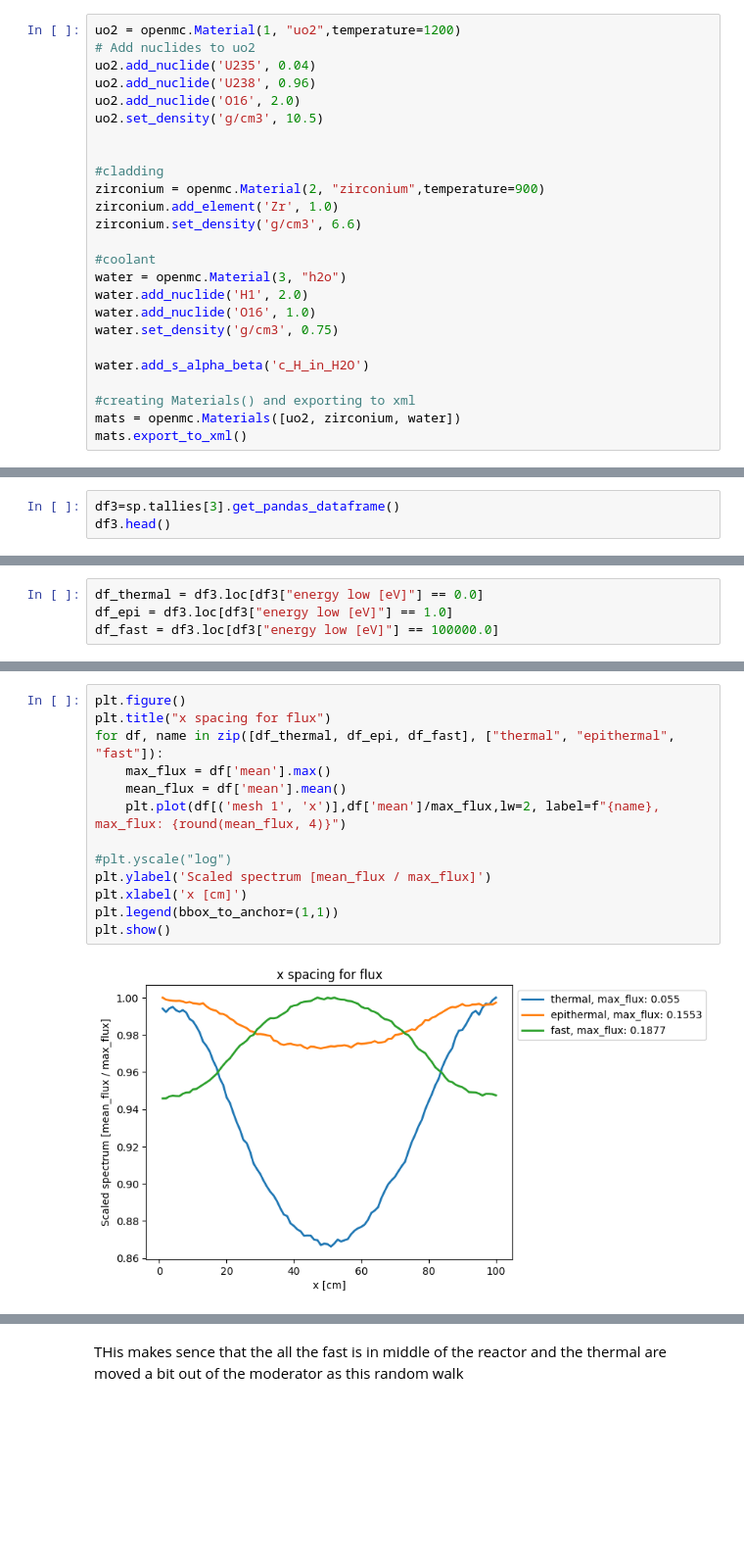
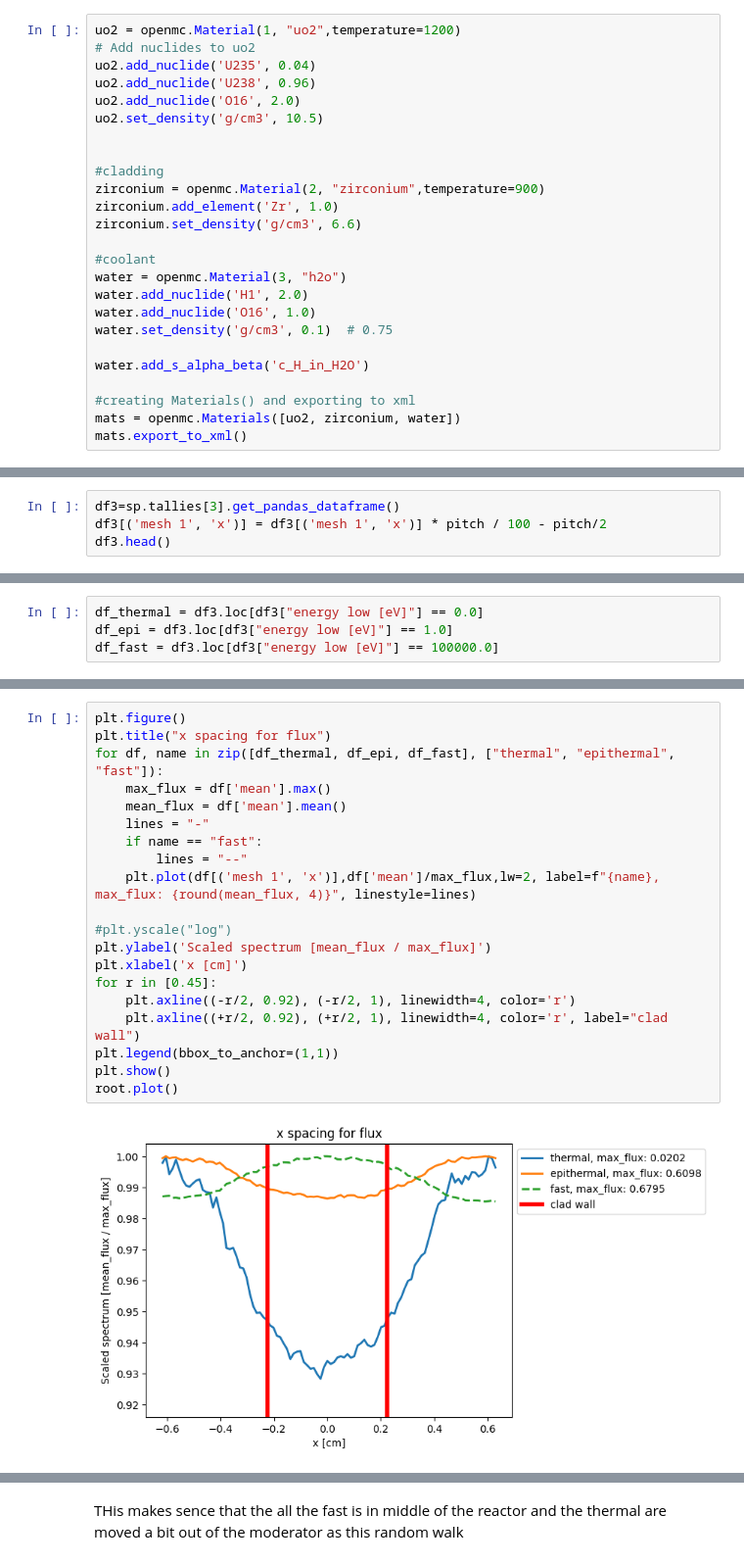
Before and after one commit to sewerininc/poetry_envs, a Jupyter notebook: reaktorfysik/RFP/Datalabs/Datalab06/6-openMCIntro.ipynb, the cells around one changed output, grey strips where cells are left out. Shown: that part at 98% size. Cells and saved outputs as stored; diff of their text form; blank space fills up the shorter version.

```diff
--- a/reaktorfysik/RFP/Datalabs/Datalab06/6-openMCIntro.ipynb
+++ b/reaktorfysik/RFP/Datalabs/Datalab06/6-openMCIntro.ipynb
@@ -83,7 +83,7 @@ zirconium.set_density('g/cm3', 6.6)
 water = openmc.Material(3, "h2o")
 water.add_nuclide('H1', 2.0)
 water.add_nuclide('O16', 1.0)
-water.set_density('g/cm3', 0.75)
+water.set_density('g/cm3', 0.1)  # 0.75
 
 water.add_s_alpha_beta('c_H_in_H2O')
 
@@ -477,6 +477,7 @@ In the following code block we define three tallies.
 3. a Mesh tally along the x-axis to tally the spatial dependence of the flux with three energy groups (thermal: 0-1eV, epithermal: 1eV-100keV, fast: 100keV-20MeV). Note, that we have to define 2 dimensions even if only 1 dimension is discretized spatially.
 # %%
 df3=sp.tallies[3].get_pandas_dataframe()
+df3[('mesh 1', 'x')] = df3[('mesh 1', 'x')] * pitch / 100 - pitch/2
 df3.head()
 # %% [output]
 |  | mesh 1 |  |  | energy low [eV] | energy high [eV] | nuclide | score | mean | std. dev. |
@@ -497,15 +494,22 @@ df_thermal.columns[0]
 # %%
 plt.figure()
 plt.title("x spacing for flux")
 for df, name in zip([df_thermal, df_epi, df_fast], ["thermal", "epithermal", "fast"]):
     max_flux = df['mean'].max()
     mean_flux = df['mean'].mean()
-    plt.plot(df[('mesh 1', 'x')],df['mean']/max_flux,lw=2, label=f"{name}, max_flux: {round(mean_flux, 4)}")
+    lines = "-"
+    if name == "fast":
+        lines = "--"
+    plt.plot(df[('mesh 1', 'x')],df['mean']/max_flux,lw=2, label=f"{name}, max_flux: {round(mean_flux, 4)}", linestyle=lines)
 
 #plt.yscale("log")
 plt.ylabel('Scaled spectrum [mean_flux / max_flux]')
 plt.xlabel('x [cm]')
+for r in [0.45]:
+    plt.axline((-r/2, 0.92), (-r/2, 1), linewidth=4, color='r')
+    plt.axline((+r/2, 0.92), (+r/2, 1), linewidth=4, color='r', label="clad wall")
 plt.legend(bbox_to_anchor=(1,1))
 plt.show()
+root.plot()
 # %% [output]
-[figure, old version]
+[figure, new version]
```
Also changed, not shown: parts of 12 cells of this notebook, 5 other files.
